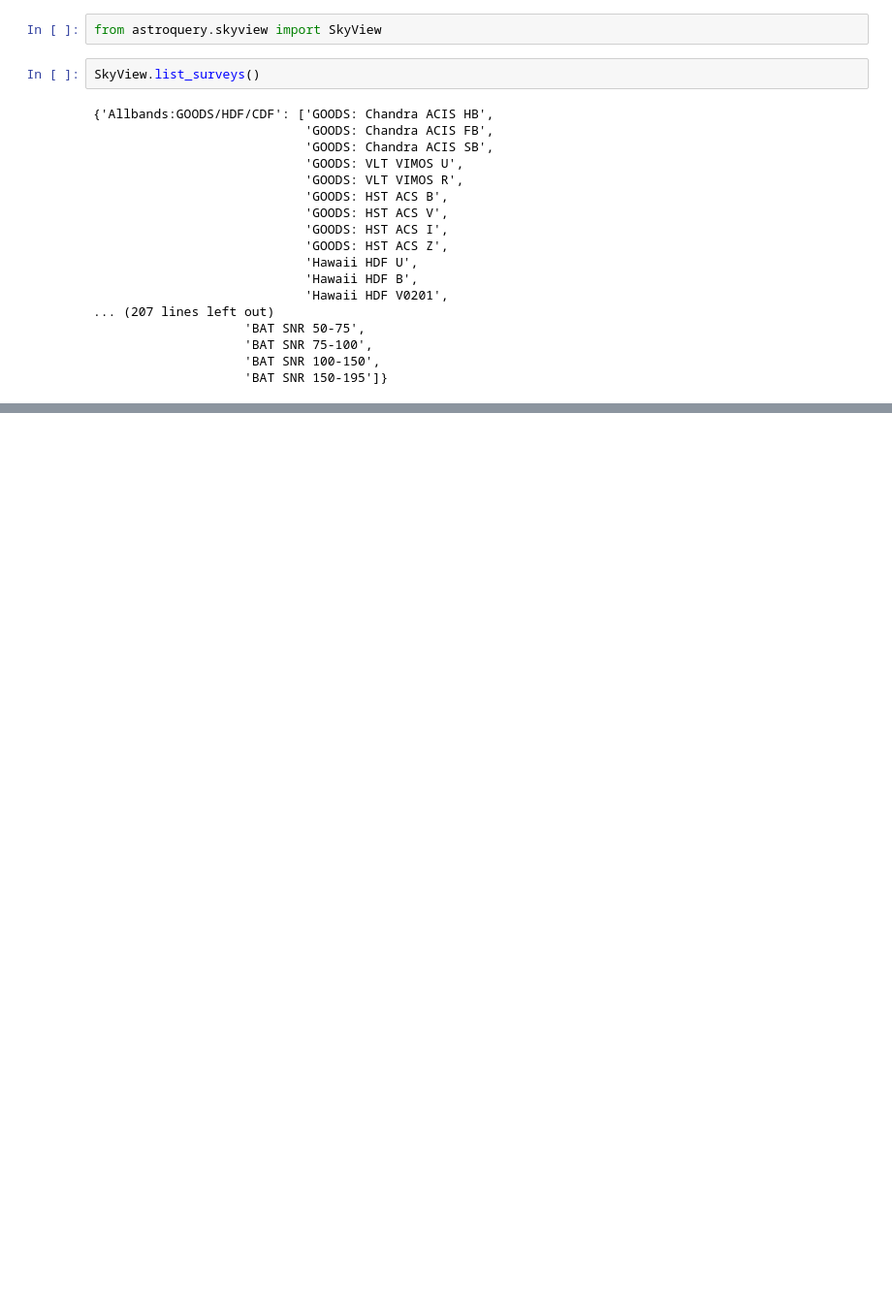
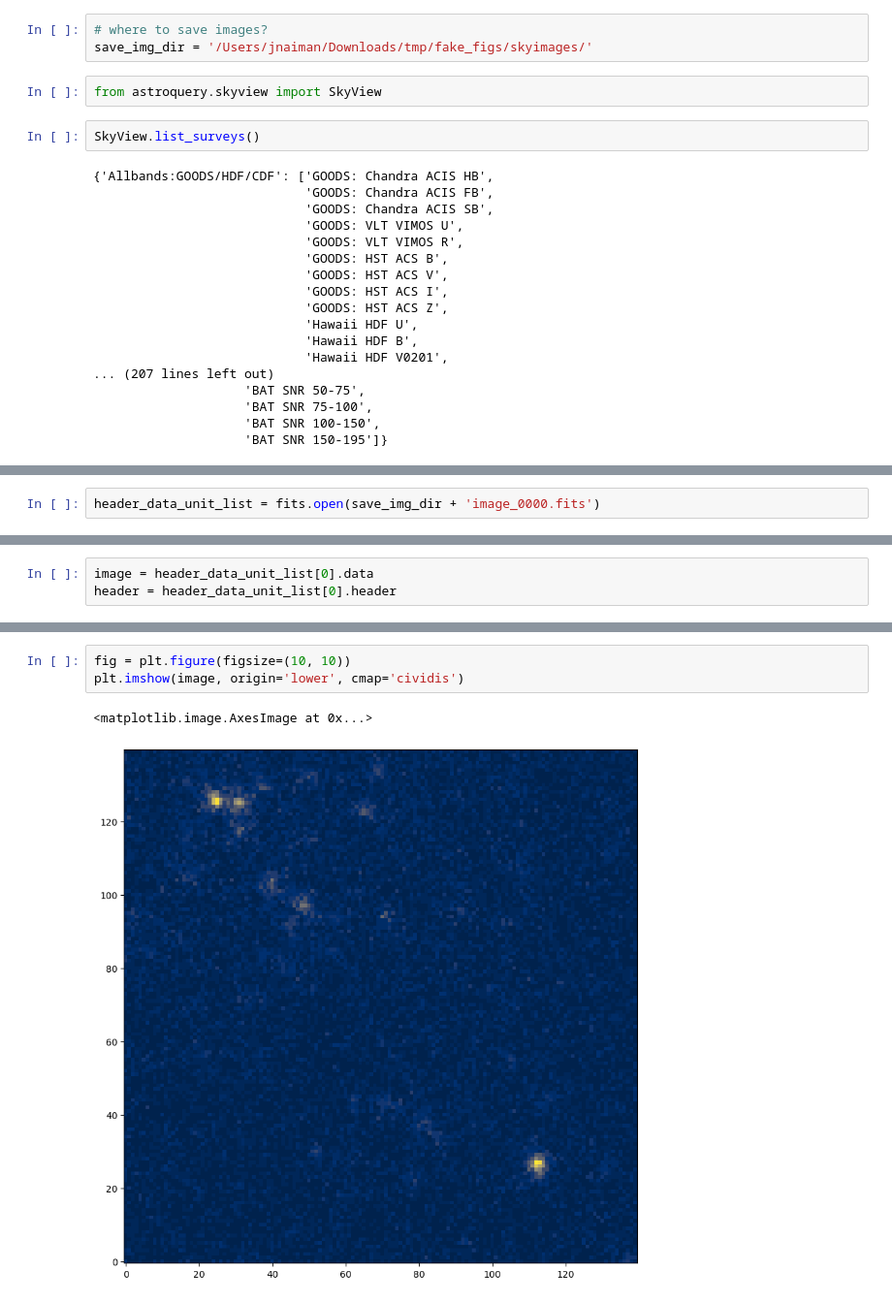
Before and after one commit to ReadingTimeMachine/LMM_Figure_Parsing, a Jupyter notebook: trial_contours_with_astroquery.ipynb, the cells around one changed output, grey strips where cells are left out. Shown at 97% size. Drawn from its saved outputs; the diff is of its cells as text; blank space fills up the shorter version.

```diff
--- a/trial_contours_with_astroquery.ipynb
+++ b/trial_contours_with_astroquery.ipynb
@@ -1,3 +1,6 @@
+# %%
+# where to save images?
+save_img_dir = '/Users/jnaiman/Downloads/tmp/fake_figs/skyimages/'
 # %%
 from astroquery.skyview import SkyView
 # %%
@@ -22,0 +124,2 @@ SkyView.list_surveys()
+# %%
+header_data_unit_list = fits.open(save_img_dir + 'image_0000.fits')
@@ -22,0 +132,3 @@ SkyView.list_surveys()
+# %%
+image = header_data_unit_list[0].data
+header = header_data_unit_list[0].header
@@ -22,0 +170,6 @@ SkyView.list_surveys()
+# %%
+fig = plt.figure(figsize=(10, 10))
+plt.imshow(image, origin='lower', cmap='cividis')
+# %% [output]
+<matplotlib.image.AxesImage at 0x...>
+[figure, added]
```
Also changed, not shown: parts of 10 cells of this notebook.
